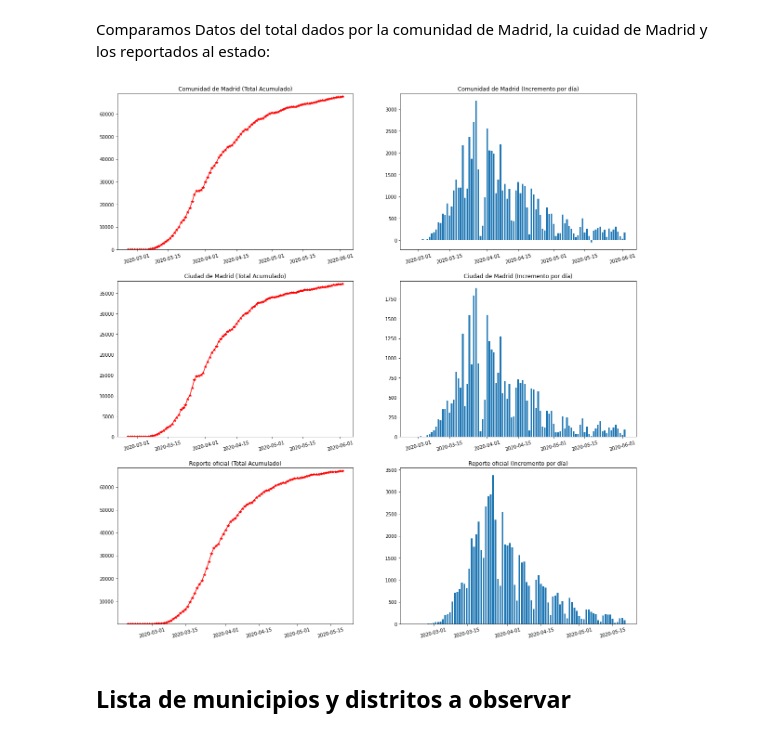
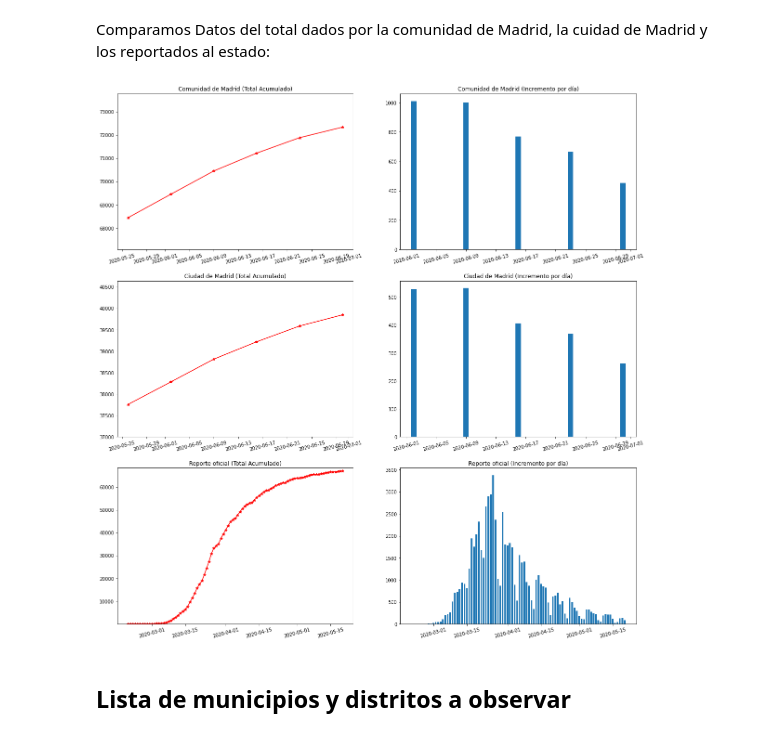
Before and after one commit to giorbernal/covidmadrid, a Jupyter notebook: notebooks/CovidMadrid.ipynb, the cells around one changed output. Drawn from its saved outputs; the diff is of its cells as text; code cells hidden in the pictures.

```diff
--- a/notebooks/CovidMadrid.ipynb
+++ b/notebooks/CovidMadrid.ipynb
@@ -27,7 +31,7 @@ IPython.OutputArea.auto_scroll_threshold = 9999;
 #!cat ../datasets/covid19_estado_raw.csv | grep -E '^[A-Z][A-Z],.*|CCAA,.*' > ../datasets/covid19_estado.csv
 #!rm -f ../datasets/covid19_estado_raw.csv
 # %%
-df = loadCovidData(prefix=WORK_FOLDER)
+df = loadCovidData(dataset='muni_s',prefix=WORK_FOLDER)
 # %% [markdown]
 ## Observación de datos en el total de la Comunidad de Madrid
 # %% [markdown]
@@ -41,9 +45,9 @@ df_spain = loadCovidDataSpain(prefix=WORK_FOLDER)
 # %%
 df_all_madrid = getMadridTotalData(df, df_spain)
 # %%
-plotPlaces(df_all_madrid, df_all_madrid['municipio_distrito'].unique())
+plotPlaces(df_all_madrid, df_all_madrid['municipio_distrito'].unique(), dataset='muni_s')
 # %% [output]
-[figure, old version]
+[figure, new version]
 # %% [markdown]
 ## Lista de municipios y distritos a observar
 # %%
```
Also changed, not shown: parts of 7 cells of this notebook, 6 other files.
